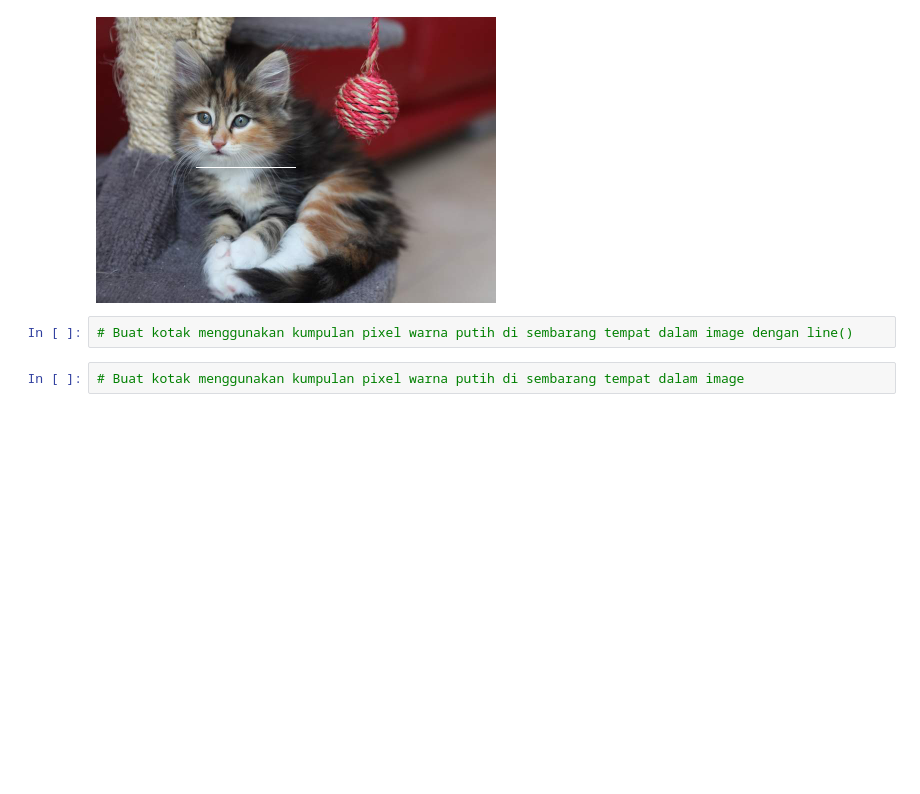
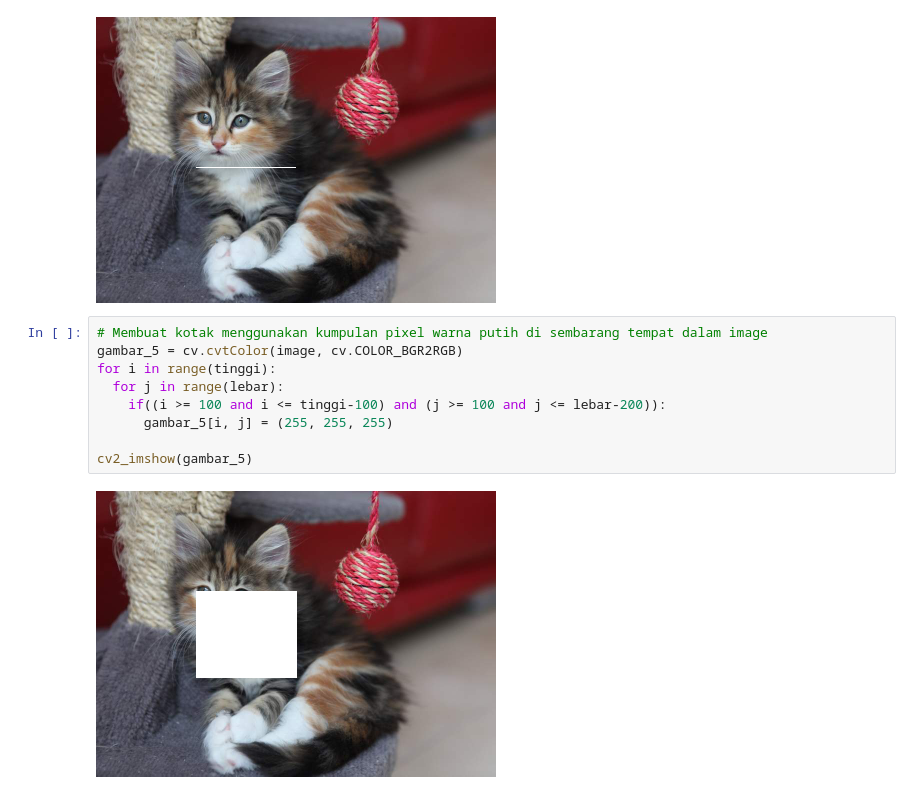
Before and after one commit to AnnisaFitry/PCVK_Genap_2023, a Jupyter notebook: week1.ipynb, the cells around one changed output. Cells and saved outputs as stored; diff of their text form; blank space fills up the shorter version.

```diff
--- a/week1.ipynb
+++ b/week1.ipynb
@@ -138,7 +142,14 @@ for x in range (100):
 cv2_imshow(gambar_4)
 # %% [output]
 [figure]
-# %%
-# Buat kotak menggunakan kumpulan pixel warna putih di sembarang tempat dalam image dengan line()
-# %%
-# Buat kotak menggunakan kumpulan pixel warna putih di sembarang tempat dalam image
+# %%
+# Membuat kotak menggunakan kumpulan pixel warna putih di sembarang tempat dalam image
+gambar_5 = cv.cvtColor(image, cv.COLOR_BGR2RGB)
+for i in range(tinggi):
+  for j in range(lebar):
+    if((i >= 100 and i <= tinggi-100) and (j >= 100 and j <= lebar-200)):
+      gambar_5[i, j] = (255, 255, 255)
+
+cv2_imshow(gambar_5)
+# %% [output]
+[figure, added]
```
Also changed, not shown: parts of 2 cells of this notebook.
